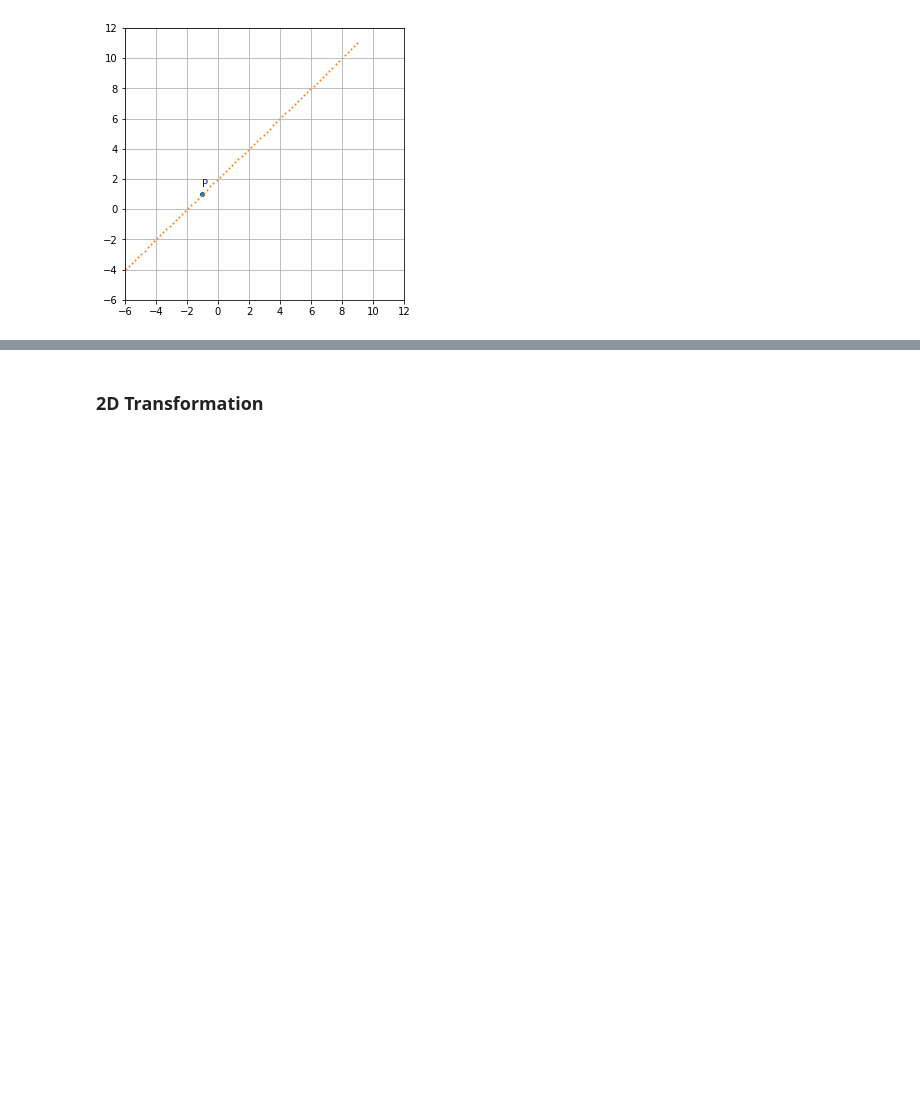
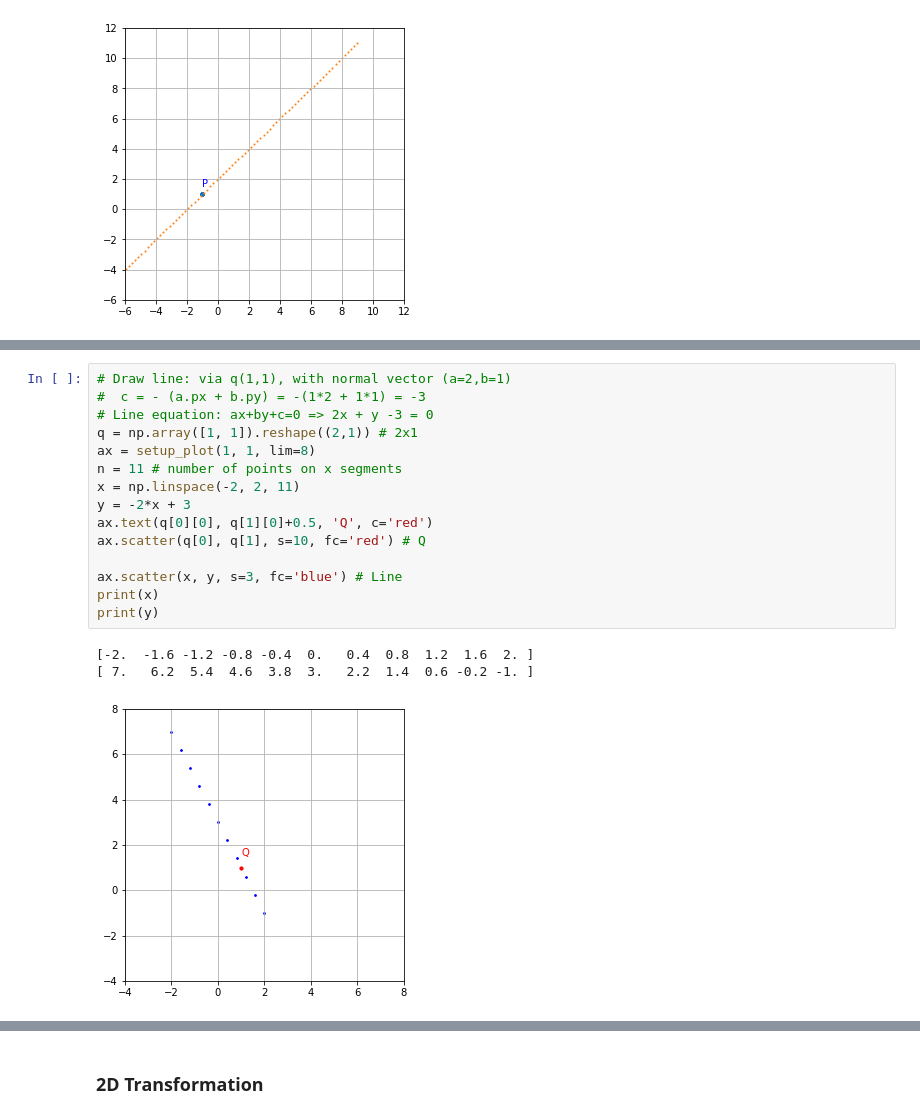
Before and after one commit to tuantdang/computer_graphics, a Jupyter notebook: lectures/w01_transformation_2D.ipynb, the cells around one changed output, grey strips where cells are left out. Drawn from its saved outputs; the diff is of its cells as text; blank space fills up the shorter version.

```diff
--- a/lectures/w01_transformation_2D.ipynb
+++ b/lectures/w01_transformation_2D.ipynb
@@ -166,6 +166,25 @@ No artists with labels found to put in legend.  Note that artists whose label st
  0.94736842 1.        ]
 <matplotlib.legend.Legend at 0x...>
 [figure]
+# %%
+# Draw line: via q(1,1), with normal vector (a=2,b=1)
+#  c = - (a.px + b.py) = -(1*2 + 1*1) = -3
+# Line equation: ax+by+c=0 => 2x + y -3 = 0
+q = np.array([1, 1]).reshape((2,1)) # 2x1
+ax = setup_plot(1, 1, lim=8)
+n = 11 # number of points on x segments
+x = np.linspace(-2, 2, 11)
+y = -2*x + 3
+ax.text(q[0][0], q[1][0]+0.5, 'Q', c='red')
+ax.scatter(q[0], q[1], s=10, fc='red') # Q
+
+ax.scatter(x, y, s=3, fc='blue') # Line
+print(x)
+print(y)
+# %% [output]
+[-2.  -1.6 -1.2 -0.8 -0.4  0.   0.4  0.8  1.2  1.6  2. ]
+[ 7.   6.2  5.4  4.6  3.8  3.   2.2  1.4  0.6 -0.2 -1. ]
+[figure, added]
 # %%
 
 ax = setup_plot()
```
Also changed, not shown: parts of 6 cells of this notebook.
